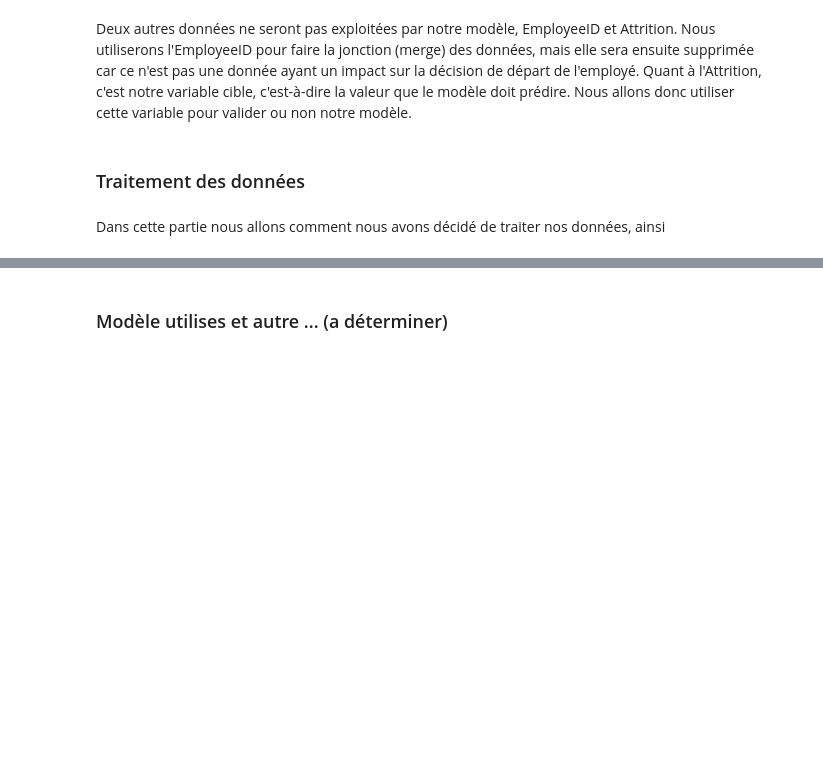
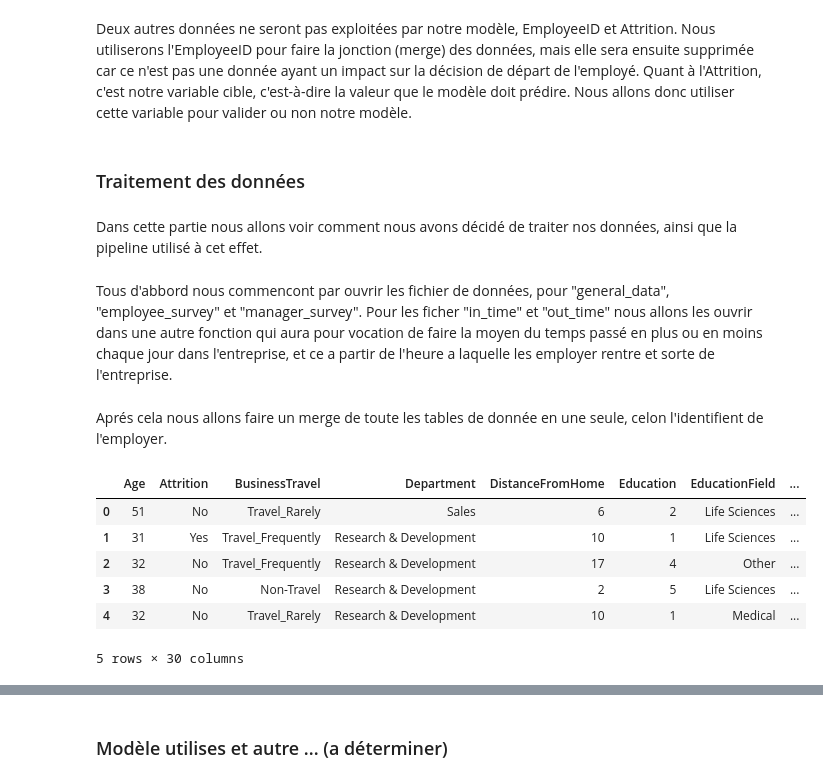
Before and after one commit to atarte/artificial_intelligence, a Jupyter notebook: Presentation.ipynb, the cells around one changed output, grey strips where cells are left out. Saved outputs shown, nothing was run; the diff lists cells and outputs as text; code cells hidden in the pictures; blank space fills up the shorter version.

Commit message:
add pipeline to jupyter

```diff
--- a/Presentation.ipynb
+++ b/Presentation.ipynb
@@ -189,4 +197,26 @@ Deux autres données ne seront pas exploitées par notre modèle, EmployeeID et
 # %% [markdown]
 ### Traitement des données
 # %% [markdown]
-Dans cette partie nous allons comment nous avons décidé de traiter nos données, ainsi
+Dans cette partie nous allons voir comment nous avons décidé de traiter nos données, ainsi que la pipeline utilisé à cet effet.
+# %% [markdown]
+Tous d'abbord nous commencont par ouvrir les fichier de données, pour "general_data", "employee_survey" et "manager_survey". Pour les ficher "in_time" et "out_time" nous allons les ouvrir dans une autre fonction qui aura pour vocation de faire la moyen du temps passé en plus ou en moins chaque jour dans l'entreprise, et ce a partir de l'heure a laquelle les employer rentre et sorte de l'entreprise.
+# %%
+general_data = pd.read_csv(utl.GENERAL_CSV)
+manager_survey_data = pd.read_csv(utl.MANAGER_SURVEY_CSV)
+employee_survey_data = pd.read_csv(utl.EMPLOYEE_SURVEY_CSV)
+in_out_data = pl.InOutMean()
+# %% [markdown]
+Aprés cela nous allons faire un merge de toute les tables de donnée en une seule, celon l'identifient de l'employer.
+# %%
+full_data = pd.merge(general_data, manager_survey_data, on='EmployeeID')
+full_data = pd.merge(full_data, employee_survey_data, on='EmployeeID')
+full_data = pd.merge(full_data, in_out_data, on='EmployeeID')
+full_data.head()
+# %% [output]
+|  | Age | Attrition | BusinessTravel | Department | DistanceFromHome | Education | EducationField | ... |
+| 0 | 51 | No | Travel_Rarely | Sales | 6 | 2 | Life Sciences | ... |
+| 1 | 31 | Yes | Travel_Frequently | Research & Development | 10 | 1 | Life Sciences | ... |
+| 2 | 32 | No | Travel_Frequently | Research & Development | 17 | 4 | Other | ... |
+| 3 | 38 | No | Non-Travel | Research & Development | 2 | 5 | Life Sciences | ... |
+| 4 | 32 | No | Travel_Rarely | Research & Development | 10 | 1 | Medical | ... |
+5 rows × 30 columns
```
Also changed, not shown: parts of 8 cells of this notebook.
